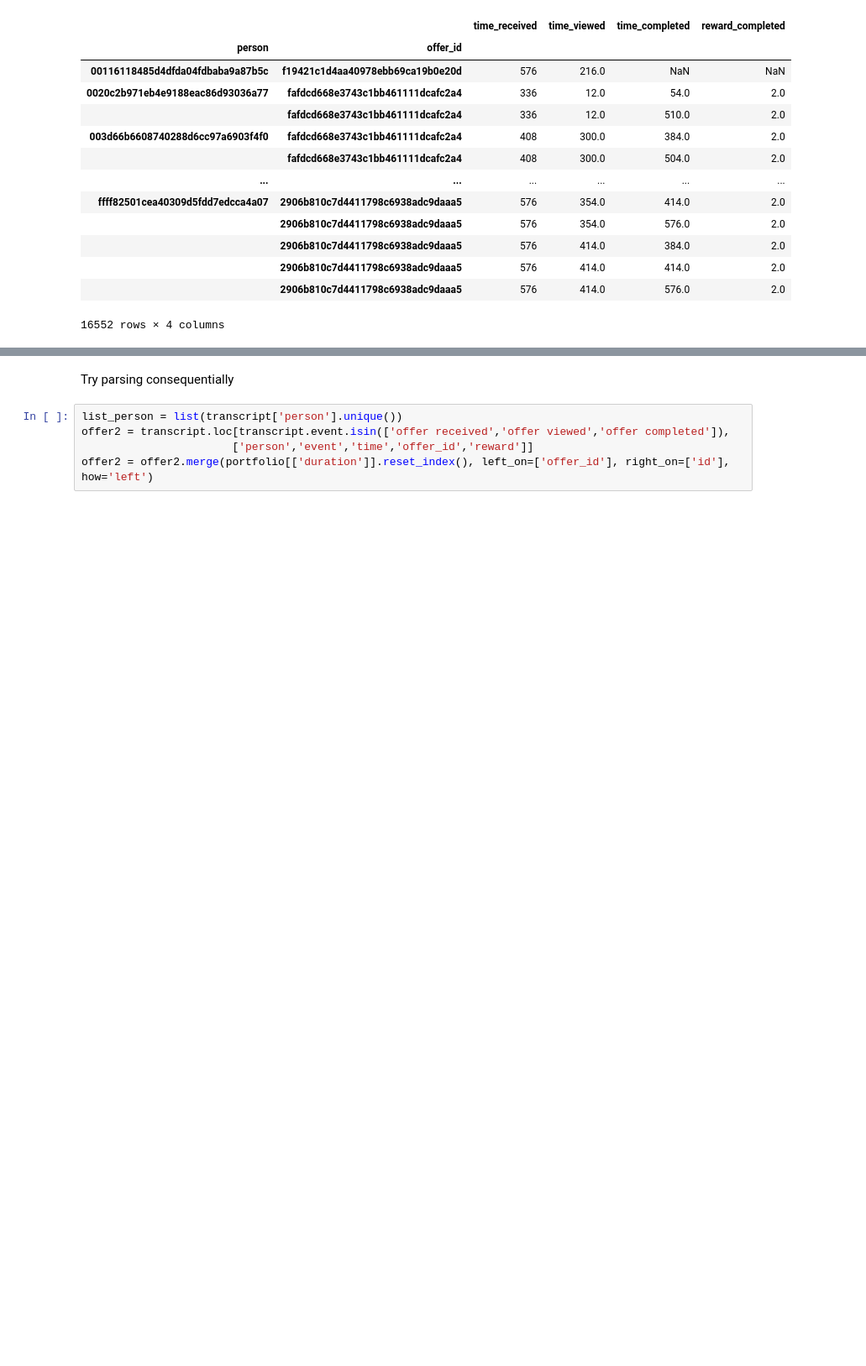
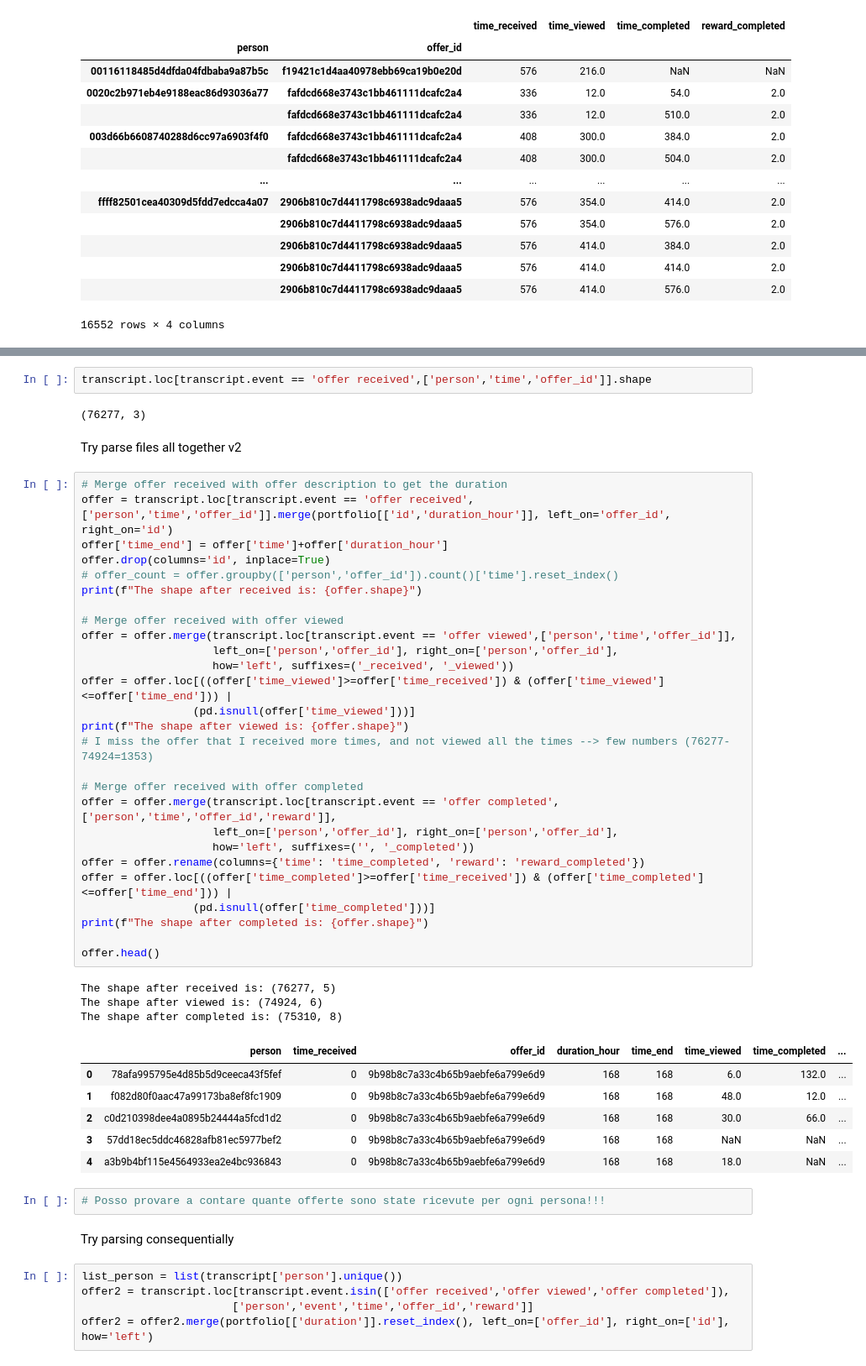
Before and after one commit to Sawy89/dsnd_starbucks_capstone, a Jupyter notebook: Starbucks_Capstone_notebook.ipynb, the cells around one changed output, grey strips where cells are left out. Shown: that part at 84% size. Cells and saved outputs as stored; diff of their text form; blank space fills up the shorter version.

```diff
--- a/Starbucks_Capstone_notebook.ipynb
+++ b/Starbucks_Capstone_notebook.ipynb
@@ -289,6 +298,51 @@ transcript.loc[transcript['person']=='00116118485d4dfda04fdbaba9a87b5c']
 | 193680 | 00116118485d4dfda04fdbaba9a87b5c | transaction | {'amount': 3.19} | 474 | 3.19 | NaN | NaN |
 | 248359 | 00116118485d4dfda04fdbaba9a87b5c | offer received | {'offer id': 'f19421c1d4aa40978eb... | 576 | NaN | f19421c1d4aa40978ebb69ca19b0e20d | NaN |
 | 284472 | 00116118485d4dfda04fdbaba9a87b5c | offer viewed | {'offer id': 'f19421c1d4aa40978eb... | 630 | NaN | f19421c1d4aa40978ebb69ca19b0e20d | NaN |
+# %%
+transcript.loc[transcript.event == 'offer received',['person','time','offer_id']].shape
+# %% [output]
+(76277, 3)
+# %% [markdown]
+Try parse files all together v2
+# %%
+# Merge offer received with offer description to get the duration
+offer = transcript.loc[transcript.event == 'offer received',['person','time','offer_id']].merge(portfolio[['id','duration_hour']], left_on='offer_id', right_on='id')
+offer['time_end'] = offer['time']+offer['duration_hour']
+offer.drop(columns='id', inplace=True)
+# offer_count = offer.groupby(['person','offer_id']).count()['time'].reset_index()
+print(f"The shape after received is: {offer.shape}")
+
+# Merge offer received with offer viewed
+offer = offer.merge(transcript.loc[transcript.event == 'offer viewed',['person','time','offer_id']],
+                    left_on=['person','offer_id'], right_on=['person','offer_id'],
+                    how='left', suffixes=('_received', '_viewed'))
+offer = offer.loc[((offer['time_viewed']>=offer['time_received']) & (offer['time_viewed']<=offer['time_end'])) |
+                 (pd.isnull(offer['time_viewed']))]
+print(f"The shape after viewed is: {offer.shape}")
+# I miss the offer that I received more times, and not viewed all the times --> few numbers (76277-74924=1353)
+
+# Merge offer received with offer completed
+offer = offer.merge(transcript.loc[transcript.event == 'offer completed',['person','time','offer_id','reward']],
+                    left_on=['person','offer_id'], right_on=['person','offer_id'],
+                    how='left', suffixes=('', '_completed'))
+offer = offer.rename(columns={'time': 'time_completed', 'reward': 'reward_completed'})
+offer = offer.loc[((offer['time_completed']>=offer['time_received']) & (offer['time_completed']<=offer['time_end'])) |
+                 (pd.isnull(offer['time_completed']))]
+print(f"The shape after completed is: {offer.shape}")
+
+offer.head()
+# %% [output]
+The shape after received is: (76277, 5)
+The shape after viewed is: (74924, 6)
+The shape after completed is: (75310, 8)
+|  | person | time_received | offer_id | duration_hour | time_end | time_viewed | time_completed | ... |
+| 0 | 78afa995795e4d85b5d9ceeca43f5fef | 0 | 9b98b8c7a33c4b65b9aebfe6a799e6d9 | 168 | 168 | 6.0 | 132.0 | ... |
+| 1 | f082d80f0aac47a99173ba8ef8fc1909 | 0 | 9b98b8c7a33c4b65b9aebfe6a799e6d9 | 168 | 168 | 48.0 | 12.0 | ... |
+| 2 | c0d210398dee4a0895b24444a5fcd1d2 | 0 | 9b98b8c7a33c4b65b9aebfe6a799e6d9 | 168 | 168 | 30.0 | 66.0 | ... |
+| 3 | 57dd18ec5ddc46828afb81ec5977bef2 | 0 | 9b98b8c7a33c4b65b9aebfe6a799e6d9 | 168 | 168 | NaN | NaN | ... |
+| 4 | a3b9b4bf115e4564933ea2e4bc936843 | 0 | 9b98b8c7a33c4b65b9aebfe6a799e6d9 | 168 | 168 | 18.0 | NaN | ... |
+# %%
+# Posso provare a contare quante offerte sono state ricevute per ogni persona!!!
 # %% [markdown]
 Try parsing consequentially
 # %%
```
Also changed, not shown: parts of 3 cells of this notebook.
